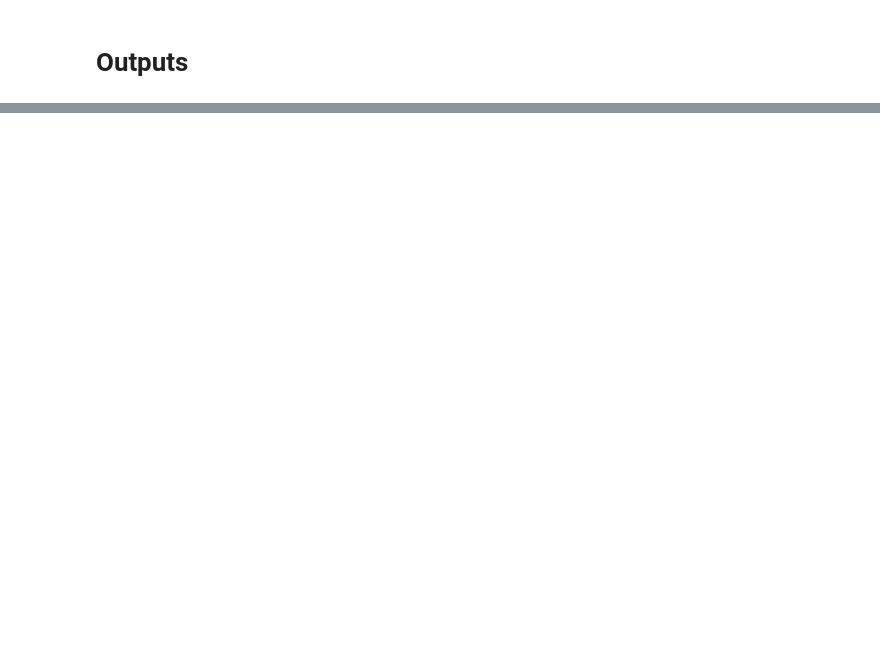
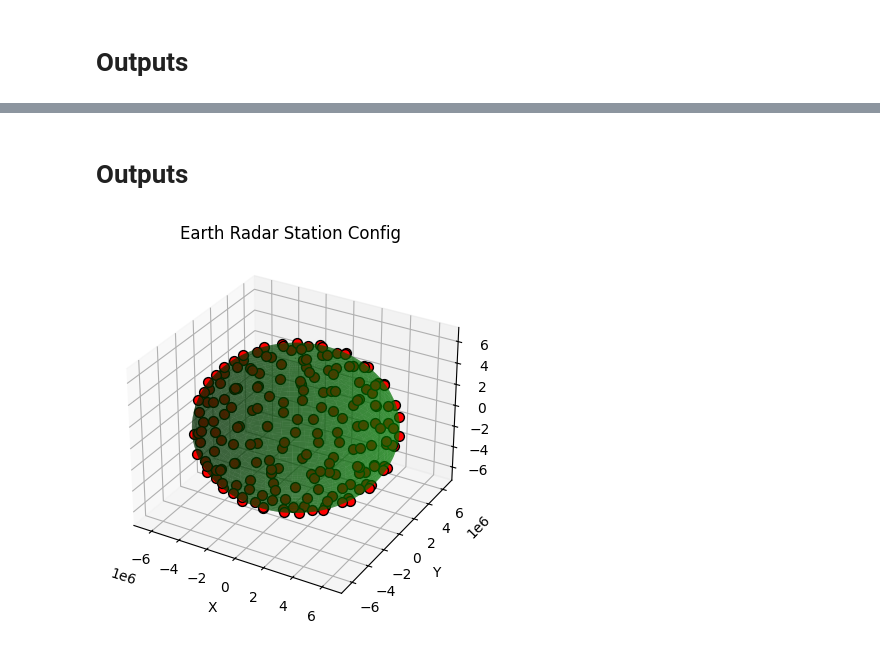
Before and after one commit to brendanbennett/deorbiter, a Jupyter notebook: examples/presentation.ipynb, the cells around one changed output, grey strips where cells are left out. Cells and saved outputs as stored; diff of their text form; code cells hidden in the pictures; blank space fills up the shorter version.

```diff
--- a/examples/presentation.ipynb
+++ b/examples/presentation.ipynb
@@ -49,0 +73,3 @@ jupyter nbconvert 'C:\Users\court\Documents\masters\Group Project\mir-orbiter\ex
+# %%
+np.random.seed(42)
+obs = Observer(number_of_radars=200, dim=3, radar_position_std_per_distance=0.005)
@@ -49,0 +86,9 @@ jupyter nbconvert 'C:\Users\court\Documents\masters\Group Project\mir-orbiter\ex
+# %%
+obs_states, obs_times, obs_cov = obs.run(sim_states=sim_states, sim_times=sim_times, checking_interval=100)
+observations = (obs_states, obs_times)
+# %% [markdown]
+# Outputs
+# %%
+obs.plot_config()
+# %% [output]
+[figure, added]
```
Also changed, not shown: parts of 33 cells of this notebook, 4 other files.
